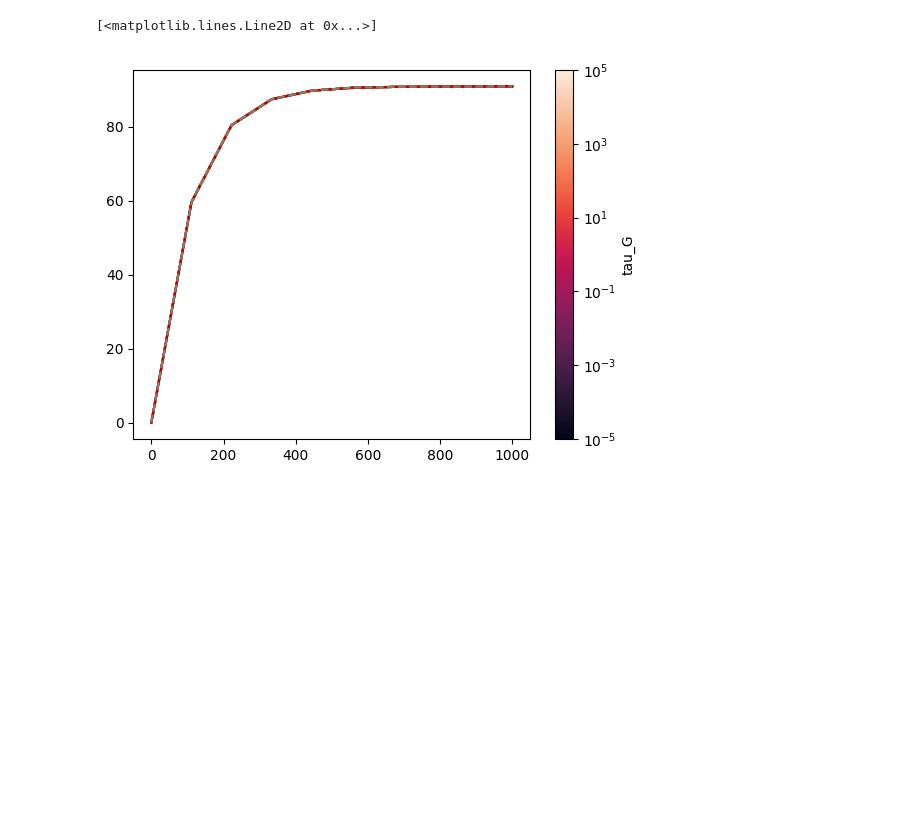
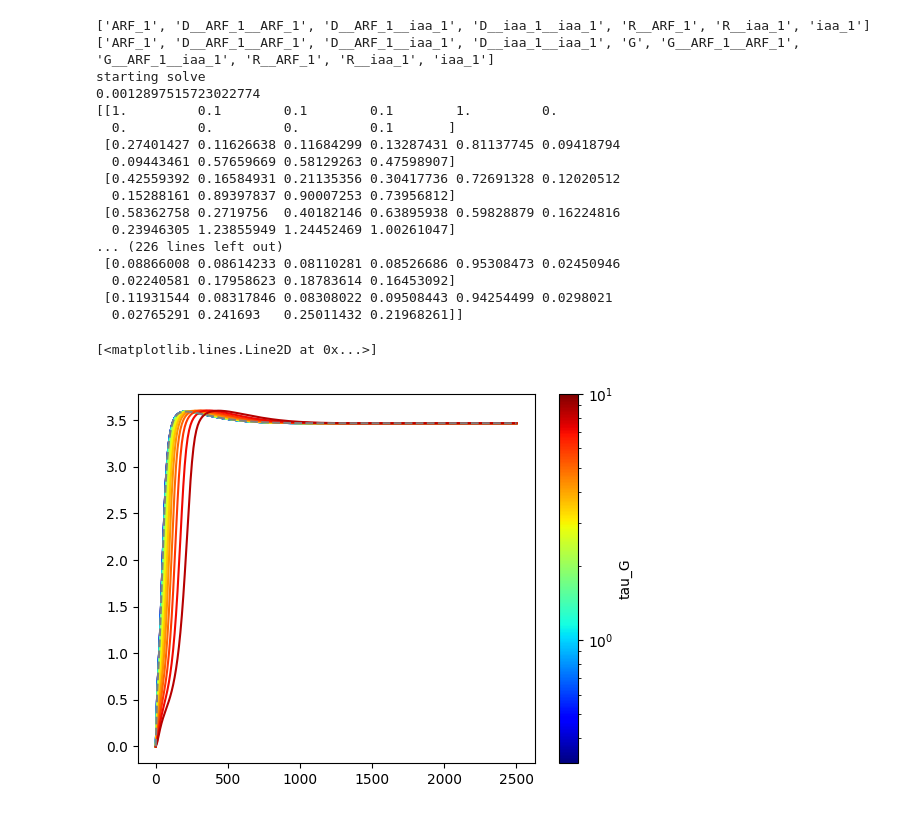
Before and after one commit to joeyshuttleworth/auxin_signalling_models, a Jupyter notebook: notebooks/degenerate_model_demonstration.ipynb, the cells around one changed output. Drawn from its saved outputs; the diff is of its cells as text; code cells hidden in the pictures; blank space fills up the shorter version.

```diff
--- a/notebooks/degenerate_model_demonstration.ipynb
+++ b/notebooks/degenerate_model_demonstration.ipynb
@@ -88,22 +102,28 @@ Matrix([[-2*ARF_1**2*k__D__ARF_1__ARF_1 - ARF_1*d__arf__all - ARF_1*iaa_1*k__D__
 # %%
+full_param_dict = asp_model_full.get_default_parameters(parameter_subs_dict=full_parameter_subs_dict)
 
-full_param_dict = asp_model_full.get_default_parameters(parameter_subs_dict=asp_model_r.parameter_subs_dict)
+for k, v in reduced_param_dict.items():
+    if k in full_param_dict:
+        full_param_dict[k] = v
+
+full_ic_dict = asp_model_full.get_default_initial_conditions()
 
 full_ic_dict = asp_model_full.get_default_initial_conditions()
 
 for k, v in reduced_param_dict.items():
     full_param_dict[k] = v
 
-full_param_dict[promoter_timeconstant] = 1e-10
+full_param_dict[promoter_timeconstant] = 1.0
 
 print(list(full_param_dict.keys()))
 print(asp_model_full.get_default_parameters())
 
-full_solver = asp_model_full.make_forward_solver(parameter_subs_dict=full_parameter_subs_dict)
+full_solver = asp_model_full.make_forward_solver(parameter_subs_dict=full_parameter_subs_dict,
+                                                rtol=1e-5, atol=1e-5)
 sol2, succ = full_solver(ts, full_param_dict, full_ic_dict, 1, strict=False)
 
-print(full_ic_dict.keys())
-plt.plot(ts, sol2 / sol2[-1, :], label=full_ic_dict.keys())
+print(full_ic_dict)
+plt.plot(ts, sol2, label=full_ic_dict.keys())
 plt.legend()
 
 odes, free_variables, parameters, \
@@ -117,34 +137,64 @@ dict_keys(['ARF_1', 'D__ARF_1__ARF_1', 'D__ARF_1__iaa_1', 'D__iaa_1__iaa_1', 'G'
 # %%
 plt.clf()
 
 cmap = plt.get_cmap('jet')
 
 rmses = []
-tau_vals = 10**np.linspace(-5, 5, 20)
+tau_vals = 10**np.linspace(-0.5, 1, 20)
 
 parameter_subs_dict = asp_model_r.parameter_subs_dict
-full_param_dict = asp_model_full.get_default_parameters(parameter_subs_dict=parameter_subs_dict)
 
 for k, v in reduced_param_dict.items():
     full_param_dict[k] = v
 
+for k,v in full_param_dict.items():
+    if k not in reduced_param_dict.keys():
+        full_param_dict[k] = 0.0
+
+plot_var_index = -2
+
+print(sorted(reduced_ic_dict.keys()))
+print(sorted(full_ic_dict.keys()))
+
+sol1, succ = reduced_solver(ts, reduced_param_dict, reduced_ic_dict, 1.0)
+
 parameter_subs_dict = asp_model_r.parameter_subs_dict
 for i, tau in enumerate(tau_vals):
+    print("starting solve")
     # full_param_dict = asp_model_full.get_default_parameters(parameter_subs_dict=parameter_subs_dict)
     full_param_dict[promoter_timeconstant] = tau
-    sol2, succ = full_solver(ts, full_param_dict, full_ic_dict, 1)
+    sol2, succ = full_solver(ts, full_param_dict, full_ic_dict, 1.0)
     color = cmap(i / len(tau_vals))
-    plt.plot(ts, sol2[:, -1], color=color)
+    plt.plot(ts, sol2[:, plot_var_index], color=color)
 
-    rmse = np.sqrt(np.mean((sol2[1:, -1] - sol1[1:, -1])**2))
+    rmse = np.sqrt(np.mean((sol2[1:, plot_var_index] - sol1[1:, plot_var_index])**2))
     rmses.append(rmse)
+    print(rmse)
+    print(sol2[0:5, :])
 
-plt.colorbar(mpl.cm.ScalarMappable(norm=mpl.colors.LogNorm(tau_vals[0], tau_vals[-1]), cmap='rocket'),
+plt.colorbar(mpl.cm.ScalarMappable(norm=mpl.colors.LogNorm(tau_vals[0], tau_vals[-1]), cmap='jet'),
              orientation='vertical', label='tau_G', ax=plt.gca())
-plt.plot(ts, sol1[:, -1], color='grey', ls='--')
+plt.plot(ts, sol1[:, plot_var_index], color='grey', ls='--')
 # %% [output]
-[<matplotlib.lines.Line2D at 0x...>]
+['ARF_1', 'D__ARF_1__ARF_1', 'D__ARF_1__iaa_1', 'D__iaa_1__iaa_1', 'R__ARF_1', 'R__iaa_1', 'iaa_1']
+['ARF_1', 'D__ARF_1__ARF_1', 'D__ARF_1__iaa_1', 'D__iaa_1__iaa_1', 'G', 'G__ARF_1__ARF_1', 'G__ARF_1__iaa_1', 'R__ARF_1', 'R__iaa_1', 'iaa_1']
+starting solve
+0.0012897515723022774
+[[1.         0.1        0.1        0.1        1.         0.
+  0.         0.         0.         0.1       ]
+ [0.27401427 0.11626638 0.11684299 0.13287431 0.81137745 0.09418794
+  0.09443461 0.57659669 0.58129263 0.47598907]
+ [0.42559392 0.16584931 0.21135356 0.30417736 0.72691328 0.12020512
+  0.15288161 0.89397837 0.90007253 0.73956812]
+ [0.58362758 0.2719756  0.40182146 0.63895938 0.59828879 0.16224816
+  0.23946305 1.23855949 1.24452469 1.00261047]
+... (226 lines left out)
+ [0.08866008 0.08614233 0.08110281 0.08526686 0.95308473 0.02450946
+  0.02240581 0.17958623 0.18783614 0.16453092]
+ [0.11931544 0.08317846 0.08308022 0.09508443 0.94254499 0.0298021
+  0.02765291 0.241693   0.25011432 0.21968261]]
+[<matplotlib.lines.Line2D at 0x...>]
-[figure, old version]
+[figure, new version]
 # %%
 steps_taken_list = []
 x0 = np.array(list(full_ic_dict.values()))
```
Also changed, not shown: parts of 7 cells of this notebook, 2 other files.
